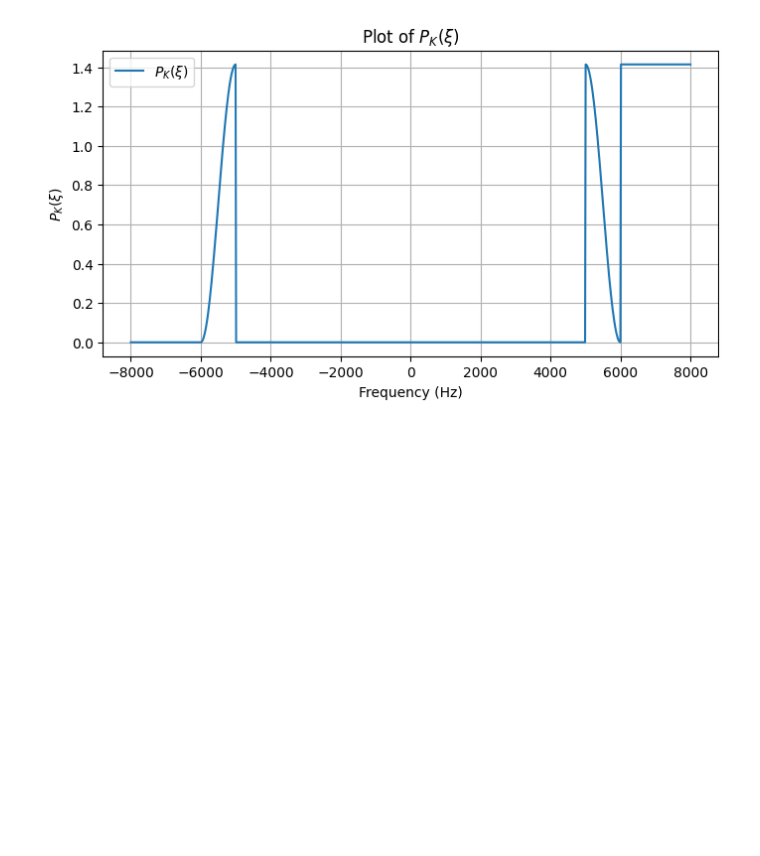
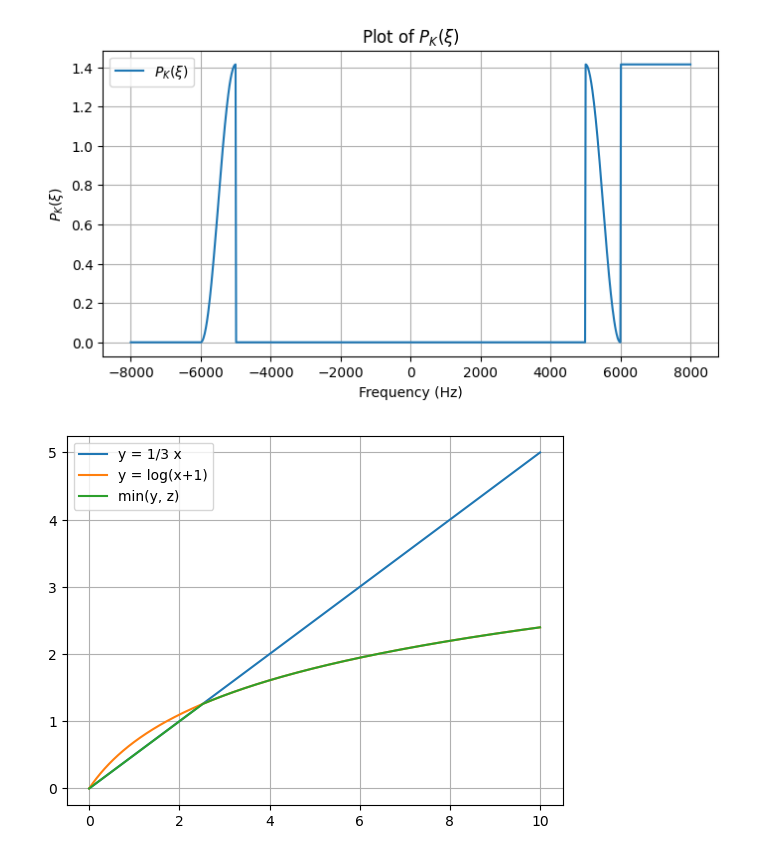
Before and after one commit to danedane-haider/HybrA-Filterbanks, a Jupyter notebook: high_pass.ipynb, the cells around one changed output. Saved outputs shown, nothing was run; the diff lists cells and outputs as text; code cells hidden in the pictures; blank space fills up the shorter version.

```diff
--- a/high_pass.ipynb
+++ b/high_pass.ipynb
@@ -122,3 +118,19 @@ plt.grid()
 plt.show()
 # %% [output]
 [figure]
+# %%
+# plot a linear function with slope 1/2 and the log function
+x = np.linspace(0, 10, 8000)
+y = 1/2 * x
+z = np.log(x+1)
+# the minimum function of the two
+min_f = np.minimum(y, z)
+
+plt.plot(x, y, label='y = 1/3 x')
+plt.plot(x, z, label='y = log(x+1)')
+plt.plot(x, min_f, label='min(y, z)')
+plt.legend()
+plt.grid()
+plt.show()
+# %% [output]
+[figure, added]
```
Also changed, not shown: parts of 5 cells of this notebook, 2 other files.
